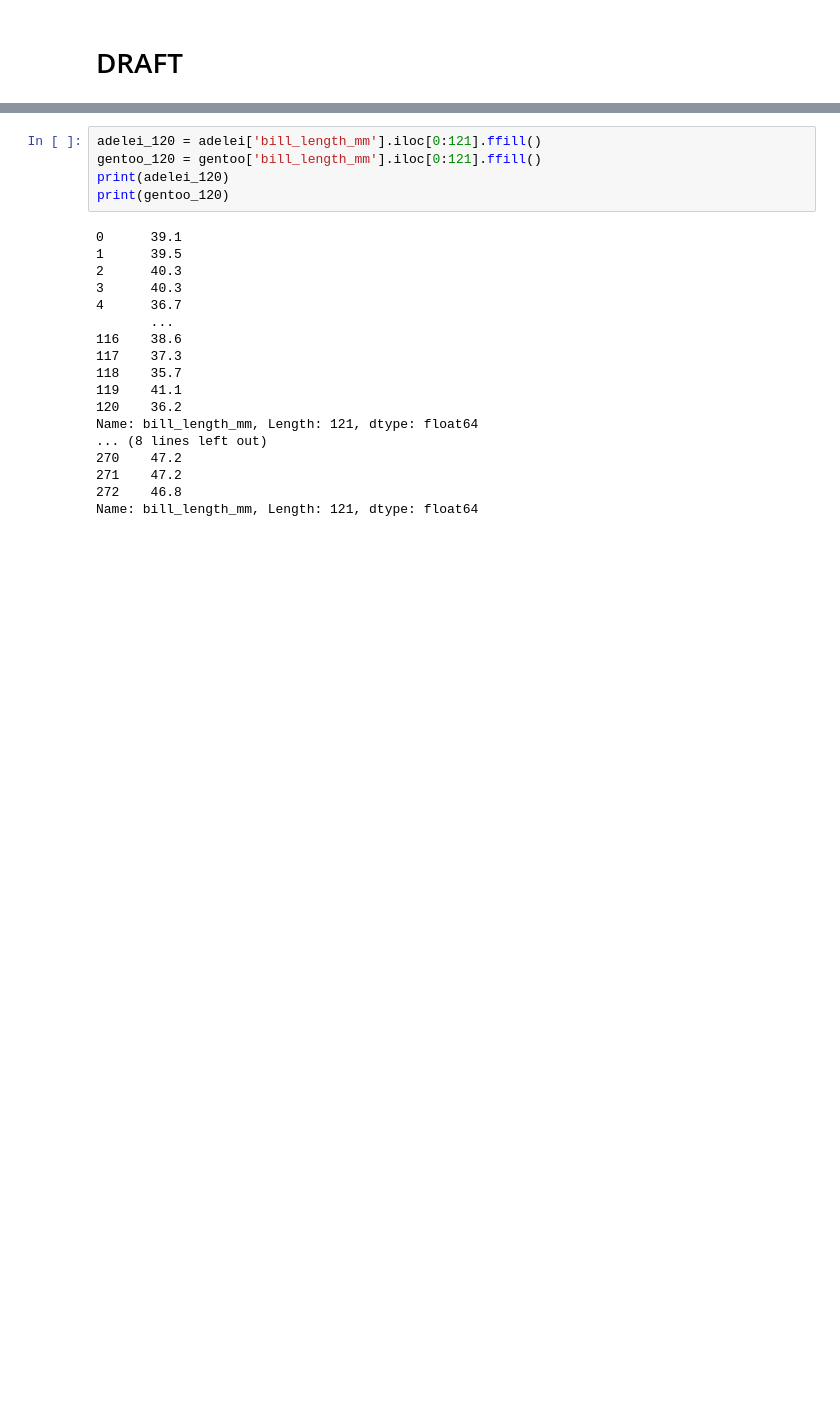
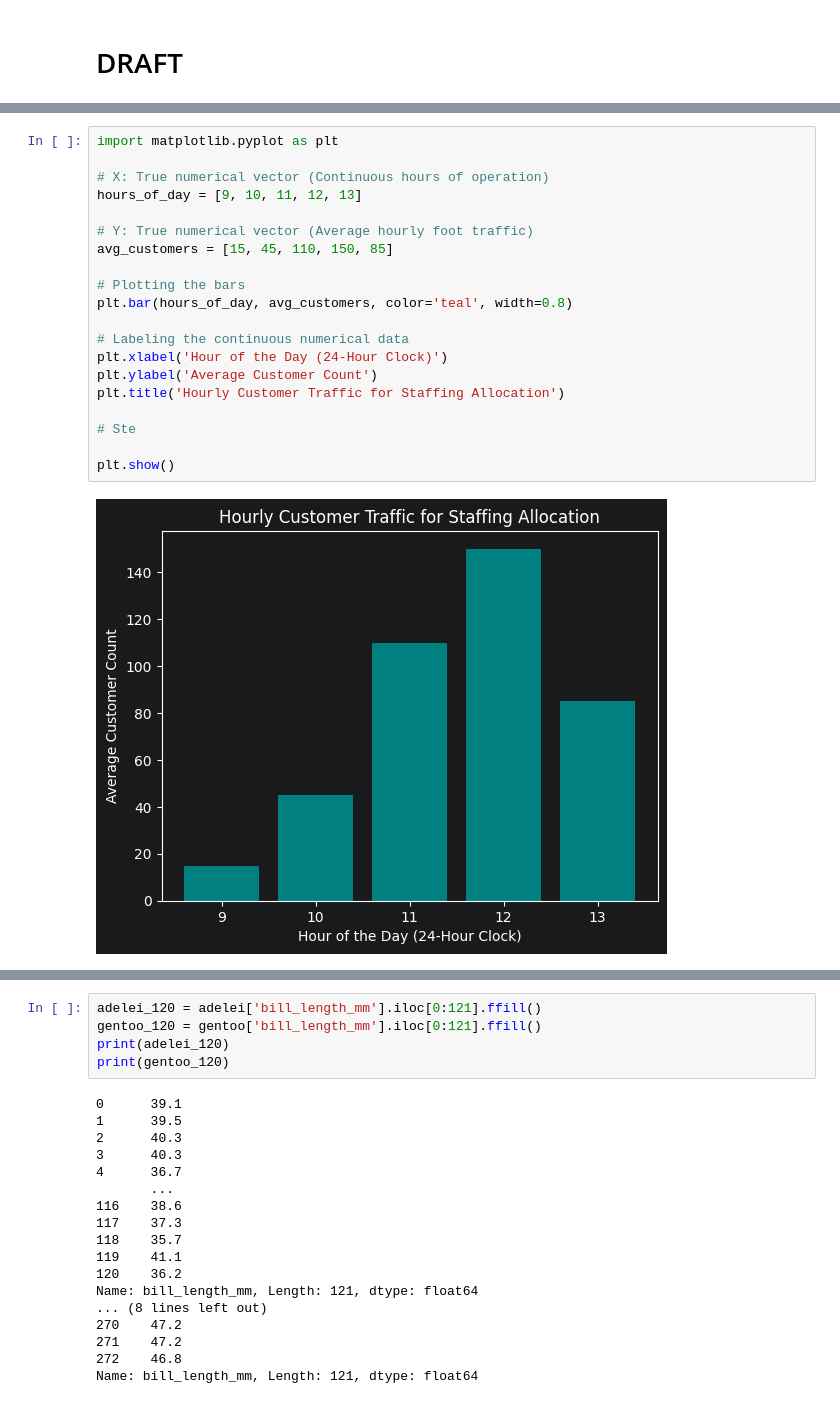
Before and after one commit to carlosjesuscaro/data_analysis_summary, a Jupyter notebook: Visualizations.ipynb, the cells around one changed output, grey strips where cells are left out. Cells and saved outputs as stored; diff of their text form; blank space fills up the shorter version.

```diff
--- a/Visualizations.ipynb
+++ b/Visualizations.ipynb
@@ -104,0 +183,22 @@ plt.show()
+# %%
+import matplotlib.pyplot as plt
+
+# X: True numerical vector (Continuous hours of operation)
+hours_of_day = [9, 10, 11, 12, 13]
+
+# Y: True numerical vector (Average hourly foot traffic)
+avg_customers = [15, 45, 110, 150, 85]
+
+# Plotting the bars
+plt.bar(hours_of_day, avg_customers, color='teal', width=0.8)
+
+# Labeling the continuous numerical data
+plt.xlabel('Hour of the Day (24-Hour Clock)')
+plt.ylabel('Average Customer Count')
+plt.title('Hourly Customer Traffic for Staffing Allocation')
+
+# Ste
+
+plt.show()
+# %% [output]
+[figure, added]
```
Also changed, not shown: parts of 9 cells of this notebook.
